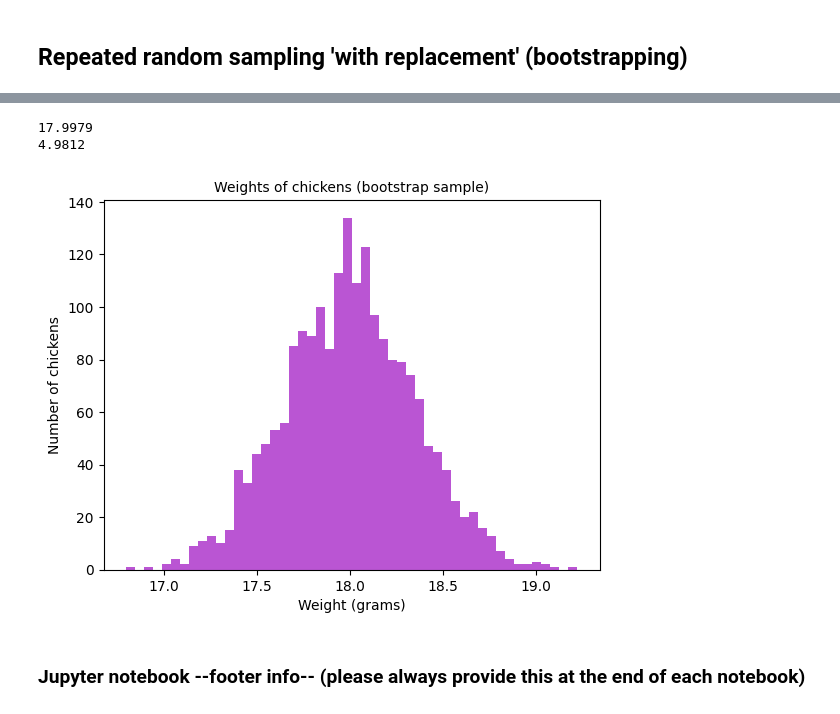
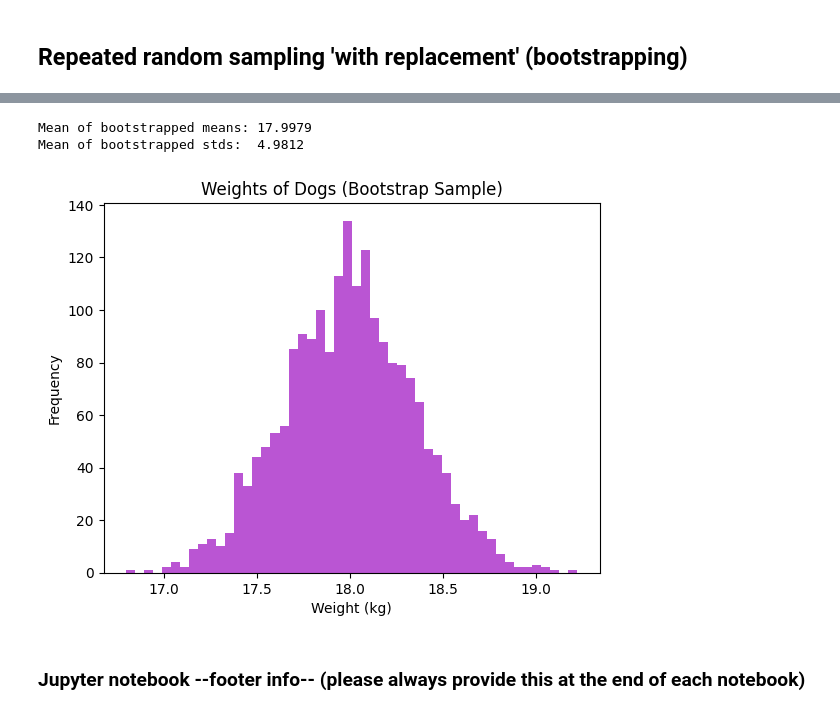
Before and after one commit to gaglileoo/data_analytics, a Jupyter notebook: Week_06/population_and_samples.ipynb, the cells around one changed output, grey strips where cells are left out. Cells and saved outputs as stored; diff of their text form; code cells hidden in the pictures.

```diff
--- a/Week_06/population_and_samples.ipynb
+++ b/Week_06/population_and_samples.ipynb
@@ -123,51 +75,43 @@ bootstrap(p_mean=180, p_std=25, num_iter = 1000, sample_size = 1000)
 # %%
-def bootstrap(p_mean = 18, p_std = 5, p_n =30000, num_iter = 2000, sample_size = 300):
+def bootstrap(p_mean=18, p_std=5, p_n=30000, num_iter=2000, sample_size=300):
     """
-    Creates bootstrap sample from a distribution.
-
-    :param p_mean population mean. Type = int, float
-    :param p_std: Type = int, float
-    :param p_n: Type = int, float
-    :param num_iter: number of iterations. Type = int
-    :param sample_size: size of single bootstrap sample. Type = int
-    :return: plot of bootstrap sample.
+    Creates bootstrap samples from a normal distribution (dog weights).
     """
 
     # Setting a seed to restore the random numbers later
     np.random.seed(42)
 
     # Generate (normally distributed) data
     pop = np.random.normal(loc=p_mean, scale=p_std, size=p_n)
 
-    # Create empty lists to save results of iterations
+    # Lists to save results
     sample_mean = []
     sample_std  = []
 
     # Loop for iterations
     for i in range(num_iter):
         samp = np.random.choice(pop, size=sample_size, replace=True)
         avg = np.mean(samp)
         std = np.std(samp)
         sample_mean.append(avg)
         sample_std.append(std)
 
-    # Print mean and sd of bootsstapped distribution
-    print(f'{np.mean(sample_mean):.4f}')
-    print(f'{np.mean(sample_std):.4f}')
+    # Print mean/SD of bootstrapped distribution
+    print(f'Mean of bootstrapped means: {np.mean(sample_mean):.4f}')
+    print(f'Mean of bootstrapped stds:  {np.mean(sample_std):.4f}')
 
-    # Plot histogram based on the bootstrapped data
-    plt.hist(sample_mean, bins = 50, color='mediumorchid')
-    plt.title('Weights of chickens (bootstrap sample)', fontsize=10)
-    plt.xlabel('Weight (grams)')
-    plt.ylabel('Number of chickens')
+    # Plot histogram of bootstrapped means
+    plt.hist(sample_mean, bins=50, color='mediumorchid')
+    plt.title('Weights of Dogs (Bootstrap Sample)', fontsize=12)
+    plt.xlabel('Weight (kg)')
+    plt.ylabel('Frequency')
     plt.show()
 
-# Function call
 bootstrap(p_mean=18, p_std=5, p_n=30000, num_iter=2000, sample_size=200)
 # %% [output]
-17.9979
-4.9812
+Mean of bootstrapped means: 17.9979
+Mean of bootstrapped stds:  4.9812
-[figure, old version]
+[figure, new version]
 # %% [markdown]
 ### Jupyter notebook --footer info-- (please always provide this at the end of each notebook)
 # %%
```
Also changed, not shown: parts of 2 cells of this notebook, 4 other files.
